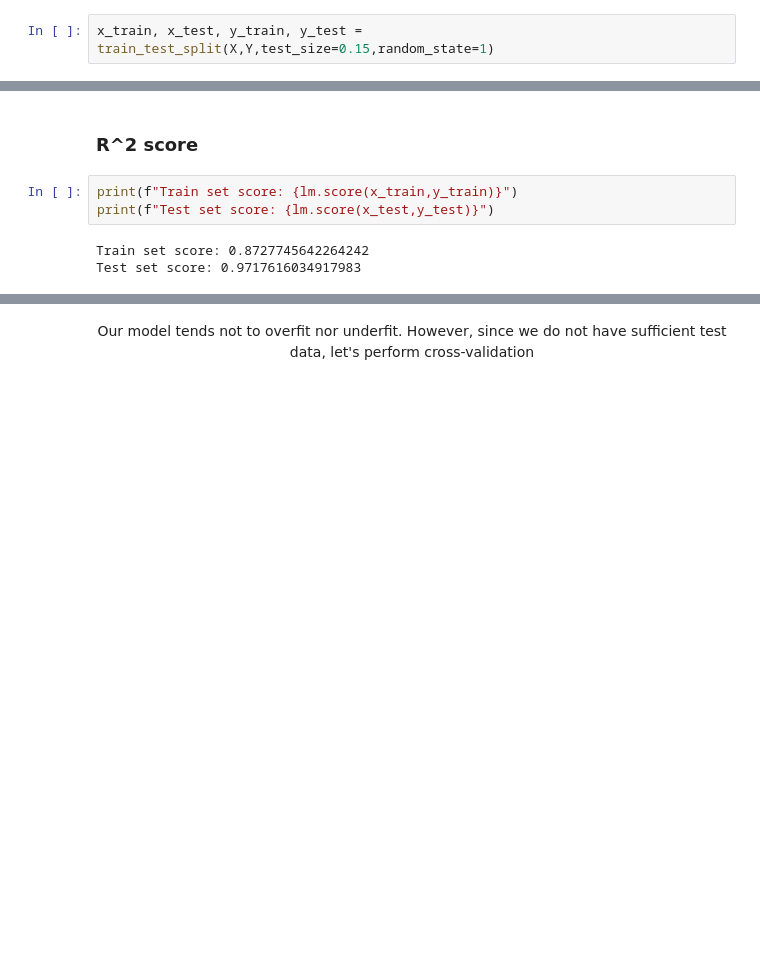
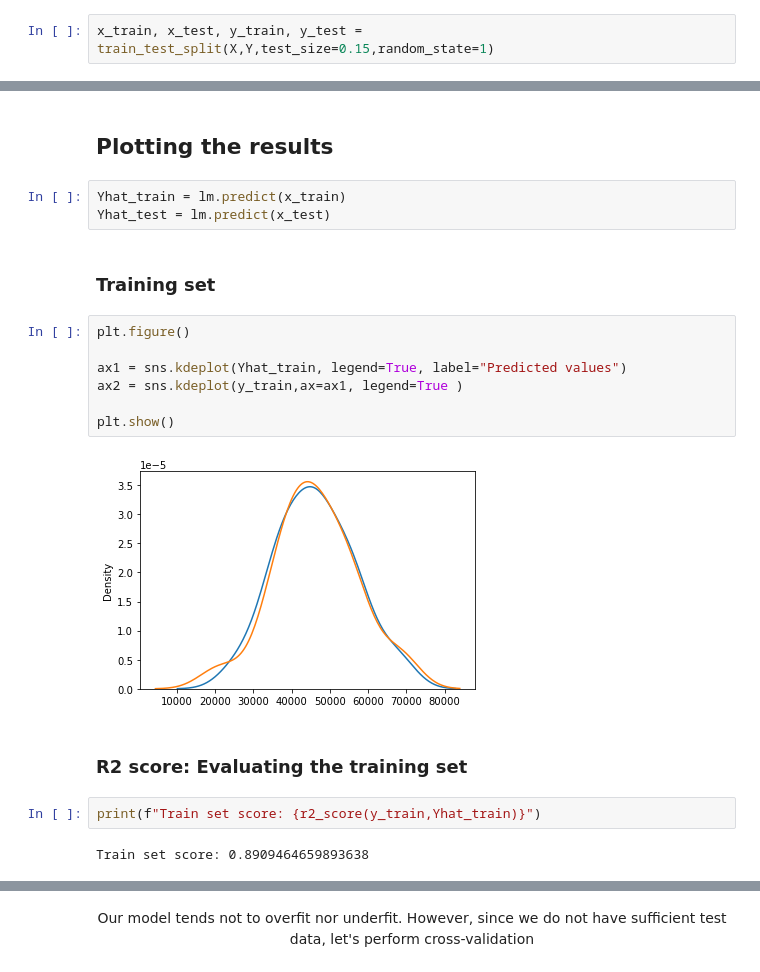
Before and after one commit to Justsecret123/NBA-Players-Stats-analysis, a Jupyter notebook: Prediction model using Points&Rebounds - Linear Regression.ipynb, the cells around one changed output, grey strips where cells are left out. Cells and saved outputs as stored; diff of their text form; blank space fills up the shorter version.

```diff
--- a/Prediction model using Points&Rebounds - Linear Regression.ipynb
+++ b/Prediction model using Points&Rebounds - Linear Regression.ipynb
@@ -138,8 +154,22 @@ LinearRegression(copy_X=True, fit_intercept=True, n_jobs=None, normalize=True)
-# %% [markdown]
-<h3>R^2 score</h2>
+# %% [markdown]
+<h2> Plotting the results </h2>
+# %%
+Yhat_train = lm.predict(x_train)
+Yhat_test = lm.predict(x_test)
+# %% [markdown]
+<h3> Training set </h3>
+# %%
+plt.figure()
+
+ax1 = sns.kdeplot(Yhat_train, legend=True, label="Predicted values")
+ax2 = sns.kdeplot(y_train,ax=ax1, legend=True )
+
+plt.show()
+# %% [output]
+[figure, added]
+# %% [markdown]
+<h3> R2 score: Evaluating the training set </h3>
 # %%
-print(f"Train set score: {lm.score(x_train,y_train)}")
-print(f"Test set score: {lm.score(x_test,y_test)}")
+print(f"Train set score: {r2_score(y_train,Yhat_train)}")
 # %% [output]
-Train set score: 0.8727745642264242
-Test set score: 0.9717616034917983
+Train set score: 0.8909464659893638
```
Also changed, not shown: parts of 49 cells of this notebook.
